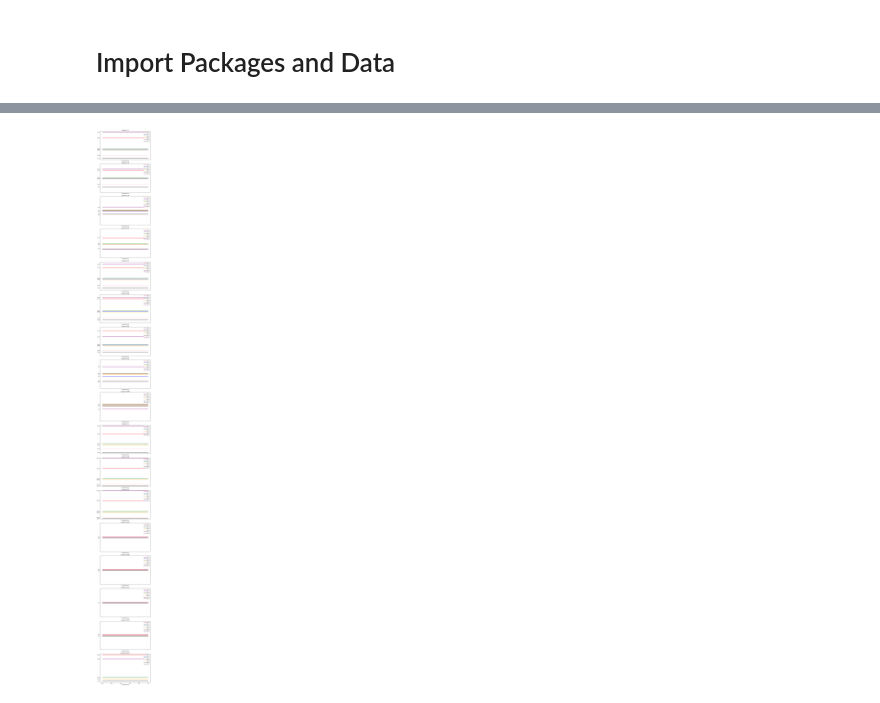
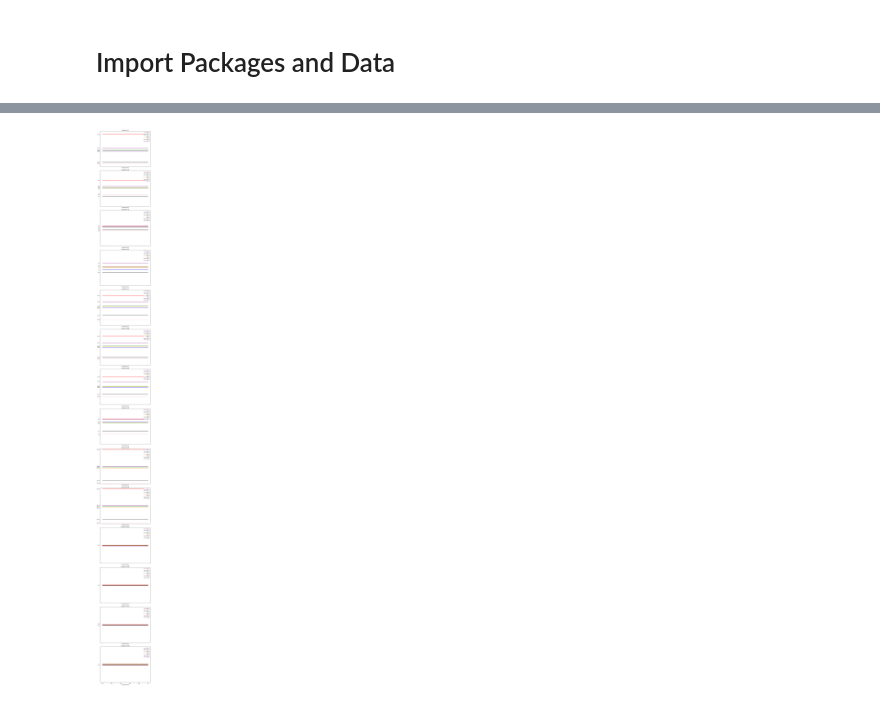
Before and after one commit to tom-bagley/2025_baseball_projections, a Jupyter notebook: Projection_Results/Testing RSME.ipynb, the cells around one changed output, grey strips where cells are left out. Cells and saved outputs as stored; diff of their text form; code cells hidden in the pictures.

Commit message:
added marcel projections

```diff
--- a/Projection_Results/Testing RSME.ipynb
+++ b/Projection_Results/Testing RSME.ipynb
@@ -84,8 +48,8 @@ def calculate_rsme(dataframe, value):
     overall_rsme = np.sqrt(dataframe['Squared_Error'].mean())
     return overall_rsme
 # %%
-non_pa_list = ['AB', 'PA', 'AVG','OBP', 'SLG', 'OPS', 'wRC+']
-pa_list = ['H', '2B', '3B', 'HR', 'R', 'RBI', 'BB', 'SB', 'WAR']
+non_pa_list = ['AB', 'PA', 'AVG','OBP', 'SLG', 'OPS']
+pa_list = ['H', '2B', '3B', 'HR', 'R', 'RBI', 'BB', 'SB']
 filtered_list = pa_list + non_pa_list
 # %%
 simple_mean1 = {}
@@ -106,41 +70,41 @@ for col in filtered_list:
 # %%
 lasso5 = {}
 for col in filtered_list:
-    lasso5[col] = calculate_rsme(lasso_filtered, col)
+    lasso5[col] = calculate_rsme(lasso, col)
 # %%
 steamer6 = {}
 for col in filtered_list:
-    steamer6[col] = calculate_rsme(steamer_top15, col)
+    steamer6[col] = calculate_rsme(steamer, col)
 # %%
-zips7 = {}
+marcel7 = {}
 for col in filtered_list:
-    zips7[col] = calculate_rsme(zips, col)
+    marcel7[col] = calculate_rsme(marcel, col)
 # %%
 # Combine dictionaries into a list for easier handling
-dicts = [simple_mean1, weighted_mean2, weighted_mean_with_pa3, weighted_mean_with_pa_regress_to_mean4, lasso5, steamer6, zips7]
+dicts = [simple_mean1, weighted_mean2, weighted_mean_with_pa3, weighted_mean_with_pa_regress_to_mean4, lasso5, steamer6, marcel7]
 keys = list(simple_mean1.keys())
 
 # Set up subplots: one per key
 fig, axes = plt.subplots(nrows=len(keys), ncols=1, figsize=(8, 80), sharex=True)
 
 # Colors for the lines
 colors = ['red', 'blue', 'green', 'orange', 'pink', 'black', 'purple']
 
 # Plot data
 for ax, key in zip(axes, keys):
     for i, d in enumerate(dicts):
         value = d[key]
         ax.hlines(y=value, xmin=0, xmax=1, colors=colors[i], linewidth=2, label=f'Dict {i+1}')
     ax.set_title(f"Graph for {key}")
     # Adjust y-axis ticks to fit float values
     y_min = min(d[key] for d in dicts) - 1  # Slight padding below the minimum
     y_max = max(d[key] for d in dicts) + 1  # Slight padding above the maximum
     ax.set_ylim(y_min, y_max)
     ax.set_yticks(sorted(set([round(d[key], 1) for d in dicts])))  # Add rounded float ticks
     ax.set_xlabel("Horizontal Axis")
     ax.legend(loc="upper right")
 
 plt.tight_layout()
 plt.show()
 # %% [output]
-[figure, old version]
+[figure, new version]
```
Also changed, not shown: parts of 15 cells of this notebook, 7 other files.
